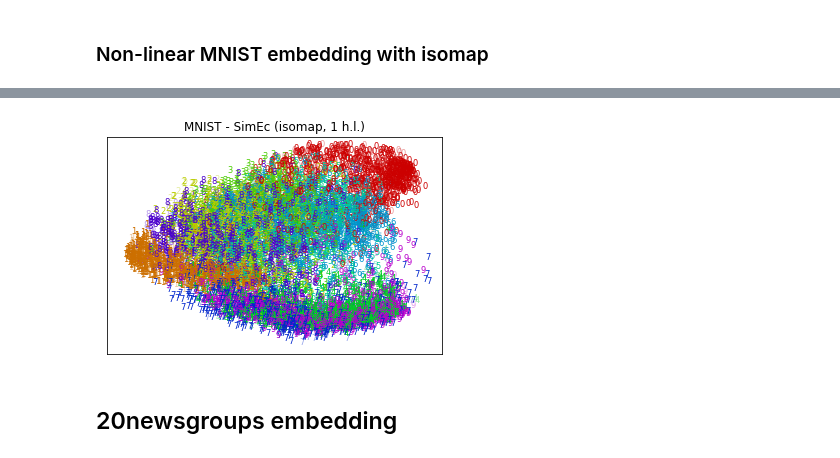
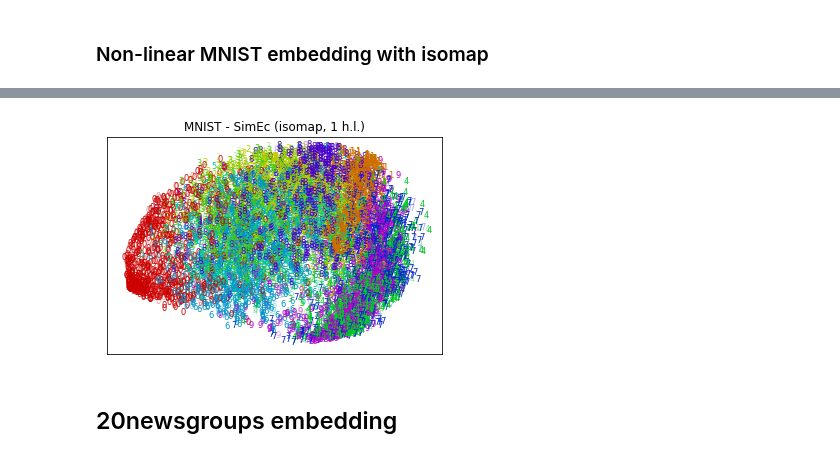
Before and after one commit to cod3licious/simec, a Jupyter notebook: basic_examples_simec_with_keras.ipynb, the cells around one changed output, grey strips where cells are left out. Cells and saved outputs as stored; diff of their text form; code cells hidden in the pictures.

```diff
--- a/basic_examples_simec_with_keras.ipynb
+++ b/basic_examples_simec_with_keras.ipynb
@@ -120,6 +120,7 @@ plot_mnist(X_embed, y, X_embed_test, y_test, title='MNIST - isomap')
 # %%
 # non-linear SimEc to approximate isomap solution
-K_geod = center_K(isomap.dist_matrix_)
+K_geod = center_K(-0.5*(isomap.dist_matrix_**2))
+n_targets = 1000
 # initialize the model
 model = Sequential()
 # optionally add some non-linear layers to the feed forward NN
@@ -167,4 +168,4 @@ correlation with isomap (test): 0.811523
-[figure, old version]
+[figure, new version]
 # %% [markdown]
 ## 20newsgroups embedding
 # %%
```
Also changed, not shown: parts of 2 cells of this notebook, 2 other files.
